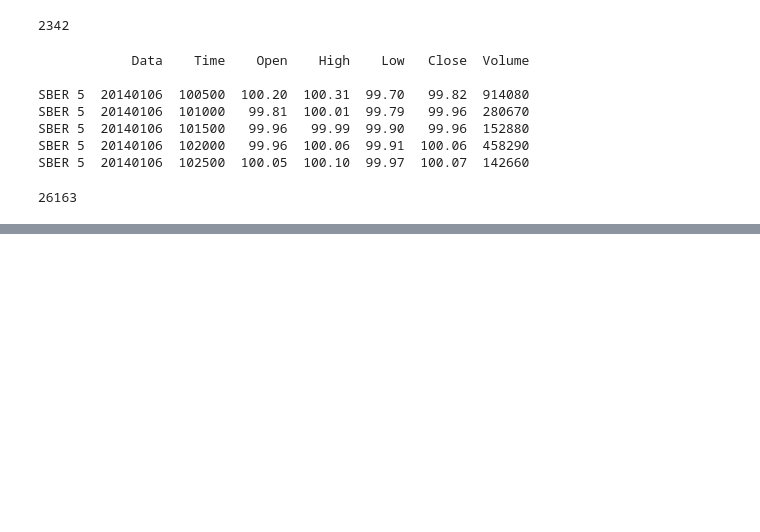
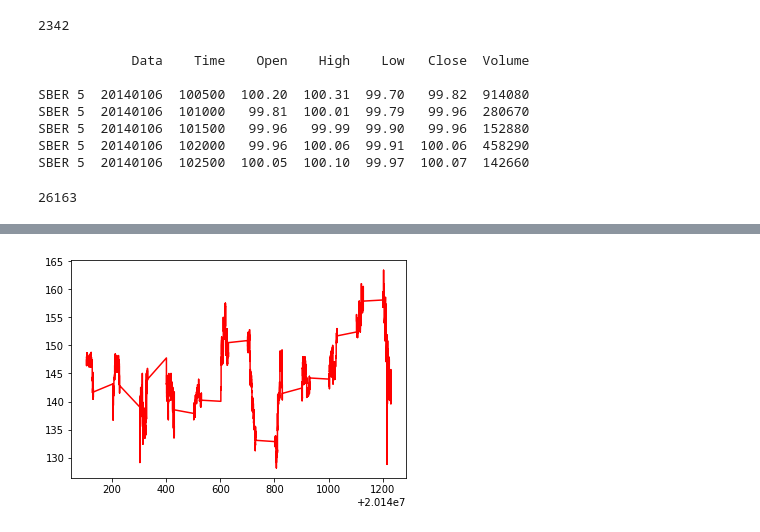
Before and after one commit to AdeleWolff/Subbotin_A_A, a Jupyter notebook: Kursach.ipynb, the cells around one changed output, grey strips where cells are left out. Cells and saved outputs as stored; diff of their text form; code cells hidden in the pictures; blank space fills up the shorter version.

```diff
--- a/Kursach.ipynb
+++ b/Kursach.ipynb
@@ -251,0 +258,5 @@ len(data_SB)
+# %%
+plt.plot(data_GP['Data'], data_GP['High'], 'r', label = 'High')
+plt.show()
+# %% [output]
+[figure, added]
```
Also changed, not shown: parts of 6 cells of this notebook.
